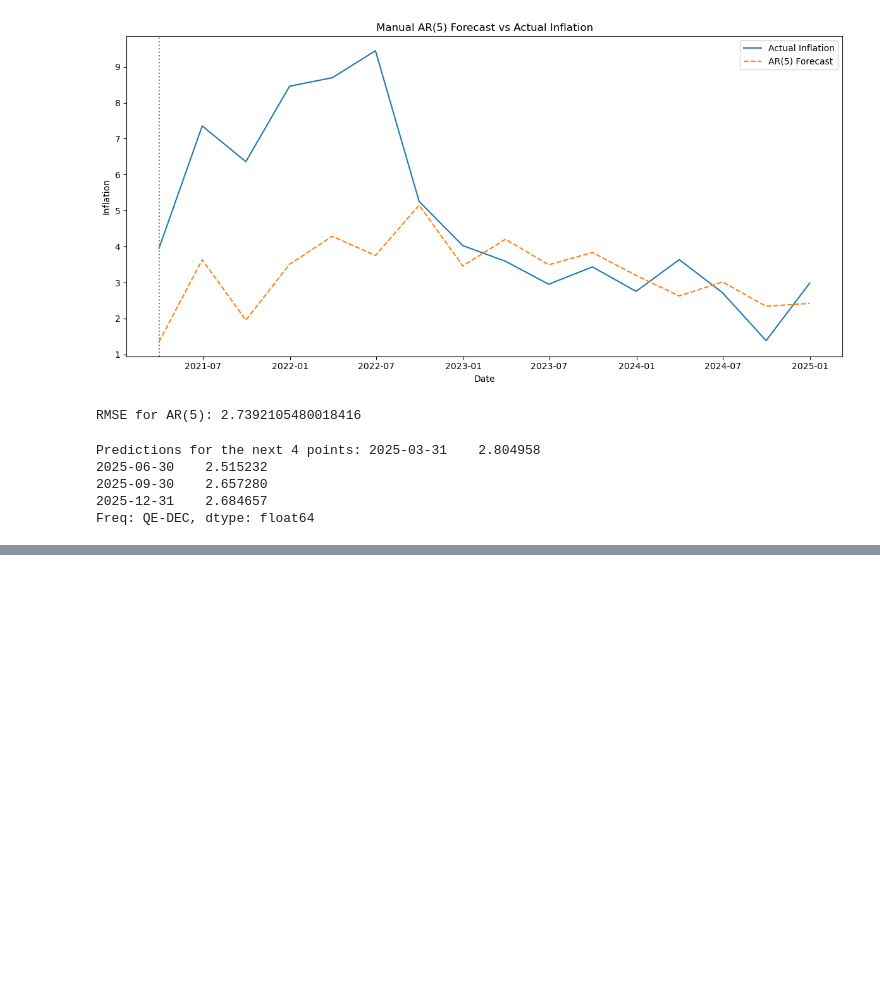
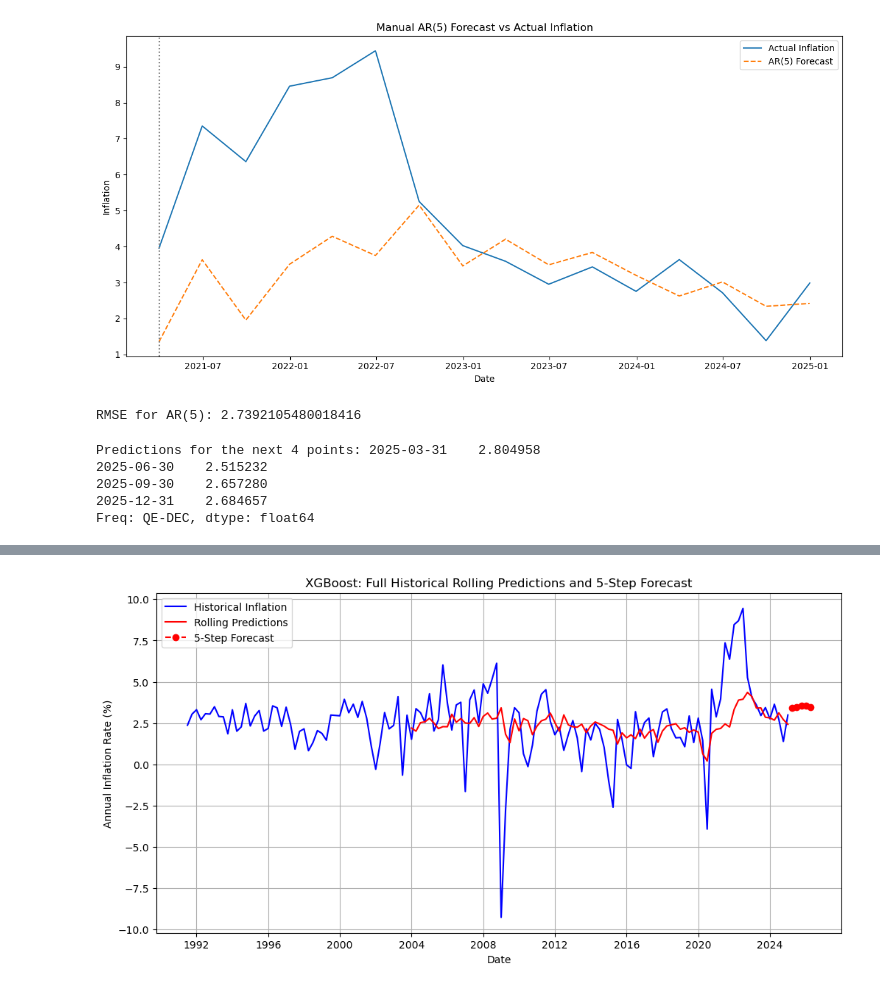
Before and after one commit to gagrawal009/FE5213-Quantitative-Macroeconomics-with-Python, a Jupyter notebook: Part 2/US_Project updated.ipynb, the cells around one changed output, grey strips where cells are left out. Saved outputs shown, nothing was run; the diff lists cells and outputs as text; code cells hidden in the pictures; blank space fills up the shorter version.

Commit message:
UPDATED: xgboost model

```diff
--- a/Part 2/US_Project updated.ipynb
+++ b/Part 2/US_Project updated.ipynb
@@ -947,0 +857,4 @@ XGBoost Rolling RMSE: 2.4481
+# %%
+# Define date range
+start_date = datetime.datetime(1988, 1, 1)
+end_date = datetime.datetime(2024, 12, 31)
@@ -947,0 +1099,2 @@ XGBoost Rolling RMSE: 2.4481
+# %%
+model_fit, ar_coef, lb_test, residuals = calculate_AR_model(df_inflation, lags=1)
@@ -947,0 +1188,22 @@ XGBoost Rolling RMSE: 2.4481
+# %%
+test_data = df_inflation.loc[df_inflation.index >= '2021-03-01']
+train_data = df_inflation.loc[df_inflation.index < '2021-03-01']
+
+n = 60
+
+predictions = pd.DataFrame(index= train_data.index, columns=range(1, 13))
+rmse = {}
+
+
+for p in range(1, 13):
+
+    rmse[p] = 0
+
+    for index in range(n, len(train_data)-1):  # Ensure the range covers all valid indices
+
+        # Train the model on data up to the current index
+        model = AutoReg(train_data['Annual Inflation Rate'][:index+1], lags=p).fit()
+        # Predict the next time step (index)
+        predictions[p][index+1] = model.predict(start=index+1, end=index+1).values[0]
+
+    rmse[p] = np.sqrt(mean_squared_error(train_data['Annual Inflation Rate'][n+1:], predictions[p][n+1:]))
@@ -947,0 +1843,16 @@ XGBoost Rolling RMSE: 2.4481
+# %%
+# Plot full historical rolling predictions vs actual historical inflation
+plt.figure(figsize=(12, 6))
+plt.plot(df_lagged.index, df_lagged['Annual Inflation Rate'], label='Historical Inflation', color='blue', linestyle='-')
+plt.plot(rolling_predictions_xgb.index, rolling_predictions_xgb, label='Rolling Predictions', color='red', linestyle='-')
+plt.plot(forecast_5_steps.index, forecast_5_steps, label='5-Step Forecast', color='red', linestyle='--', marker='o')
+
+# Add titles and labels
+plt.title('XGBoost: Full Historical Rolling Predictions and 5-Step Forecast')
+plt.xlabel('Date')
+plt.ylabel('Annual Inflation Rate (%)')
+plt.legend()
+plt.grid(True)
+plt.show()
+# %% [output]
+[figure, added]
```
Also changed, not shown: parts of 31 cells of this notebook.
